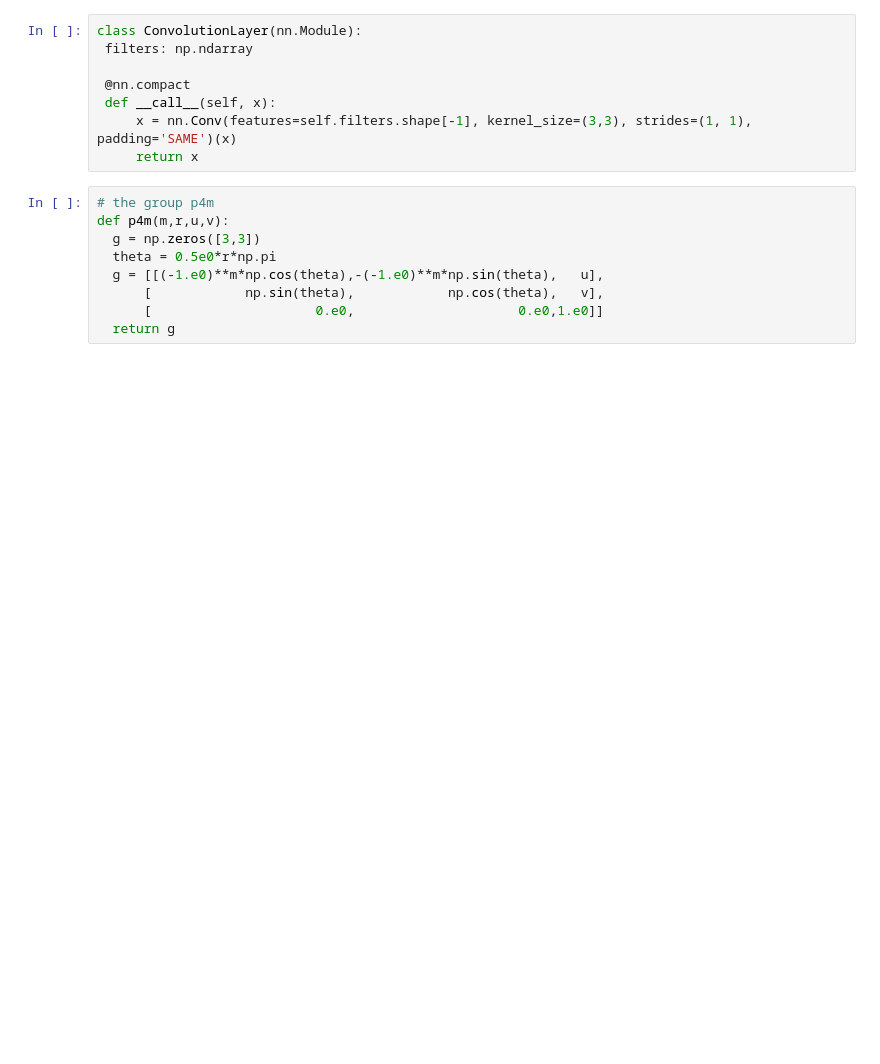
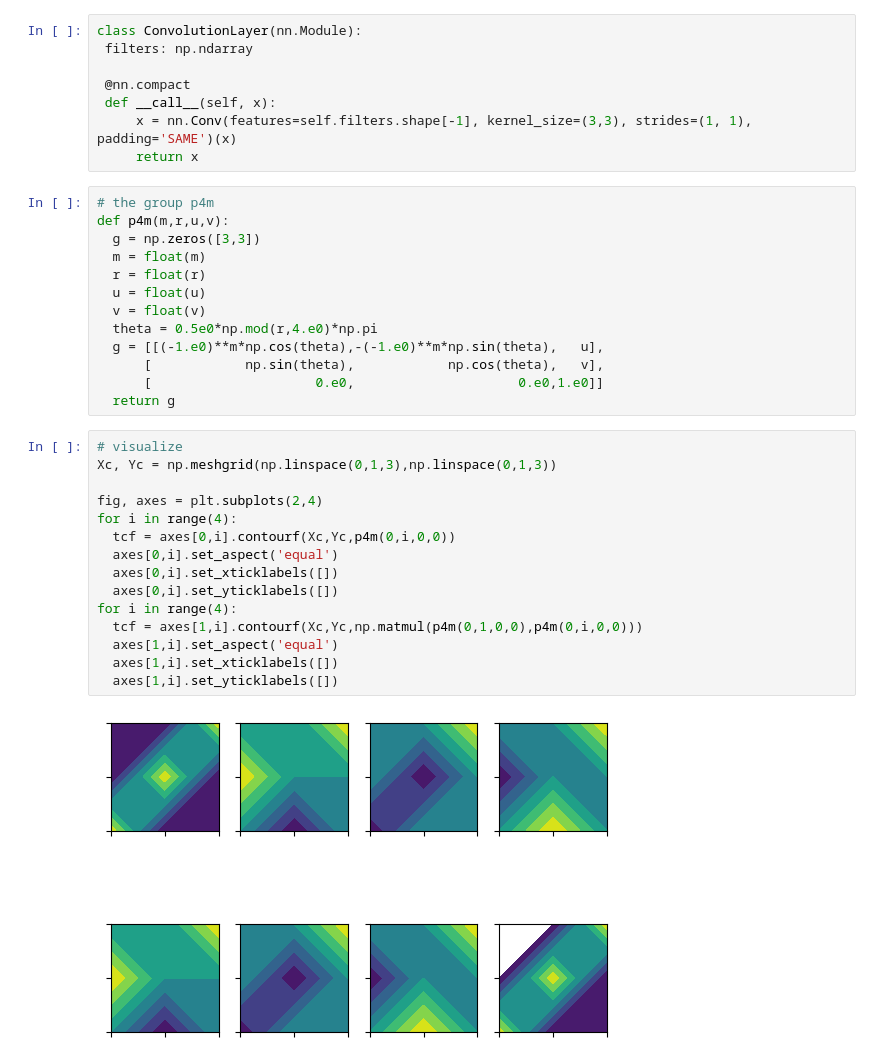
Before and after one commit to htymjun/da-sr, a Jupyter notebook: sr.ipynb, the cells around one changed output. Cells and saved outputs as stored; diff of their text form; blank space fills up the shorter version.

```diff
--- a/sr.ipynb
+++ b/sr.ipynb
@@ -70,11 +69,32 @@ class ConvolutionLayer(nn.Module):
 # the group p4m
 def p4m(m,r,u,v):
   g = np.zeros([3,3])
-  theta = 0.5e0*r*np.pi
+  m = float(m)
+  r = float(r)
+  u = float(u)
+  v = float(v)
+  theta = 0.5e0*np.mod(r,4.e0)*np.pi
   g = [[(-1.e0)**m*np.cos(theta),-(-1.e0)**m*np.sin(theta),   u],
       [            np.sin(theta),            np.cos(theta),   v],
       [                     0.e0,                     0.e0,1.e0]]
   return g
+# %%
+# visualize
+Xc, Yc = np.meshgrid(np.linspace(0,1,3),np.linspace(0,1,3))
+
+fig, axes = plt.subplots(2,4)
+for i in range(4):
+  tcf = axes[0,i].contourf(Xc,Yc,p4m(0,i,0,0))
+  axes[0,i].set_aspect('equal')
+  axes[0,i].set_xticklabels([])
+  axes[0,i].set_yticklabels([])
+for i in range(4):
+  tcf = axes[1,i].contourf(Xc,Yc,np.matmul(p4m(0,1,0,0),p4m(0,i,0,0)))
+  axes[1,i].set_aspect('equal')
+  axes[1,i].set_xticklabels([])
+  axes[1,i].set_yticklabels([])
+# %% [output]
+[figure, added]
 # %%
 # set filter
 Nf = 1
```
Also changed, not shown: parts of 5 cells of this notebook.
